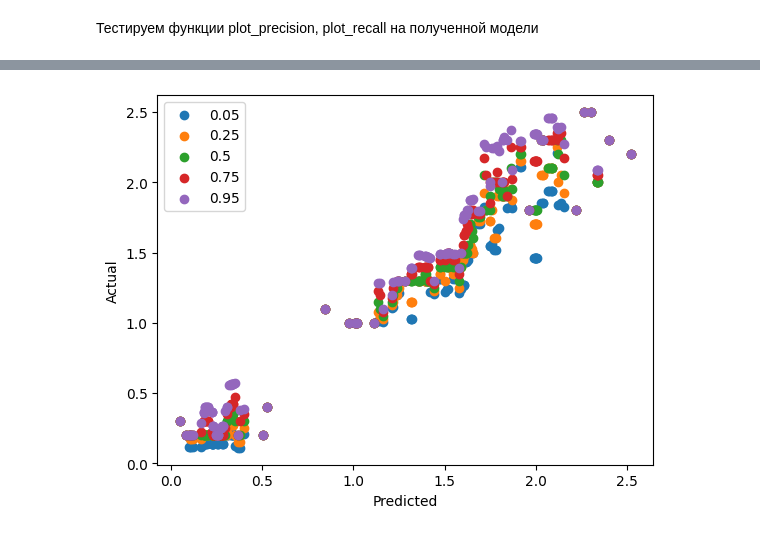
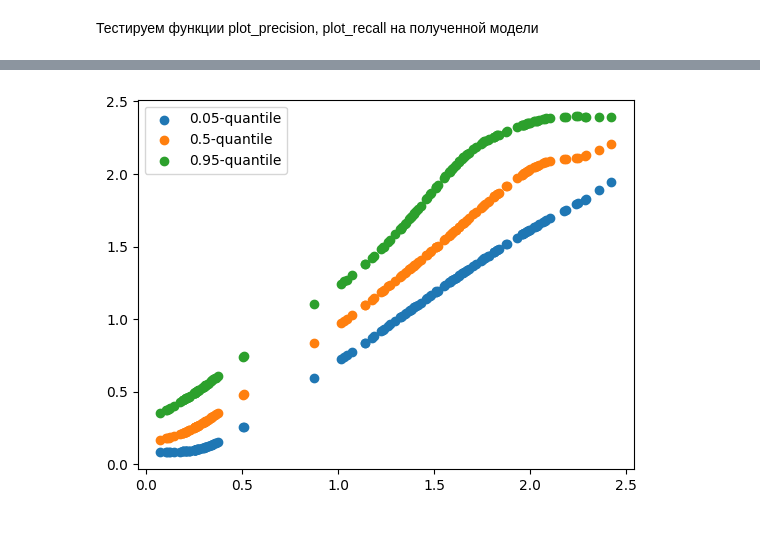
Before and after one commit to Bogachevv/StatProject, a Jupyter notebook: test1.ipynb, the cells around one changed output, grey strips where cells are left out. Saved outputs shown, nothing was run; the diff lists cells and outputs as text; code cells hidden in the pictures.

Commit message:
Rewrote plot_precision and plot_recall using kde from scipy

```diff
--- a/test1.ipynb
+++ b/test1.ipynb
@@ -55,4 +63,4 @@ plot_precision(y_pred, y_act, delta=0.15, delta_mode='relative', plt_mode='raw')
 # %%
-plot_precision(y_pred, y_act, delta=0.15, delta_mode='relative', plt_mode='raw', plotter_mode='scatter')
+plot_recall(y_pred, y_act, plt_mode='raw', plotter_mode='scatter')
 # %% [output]
-[figure, old version]
+[figure, new version]
```
Also changed, not shown: parts of 8 cells of this notebook, 1 other file.
